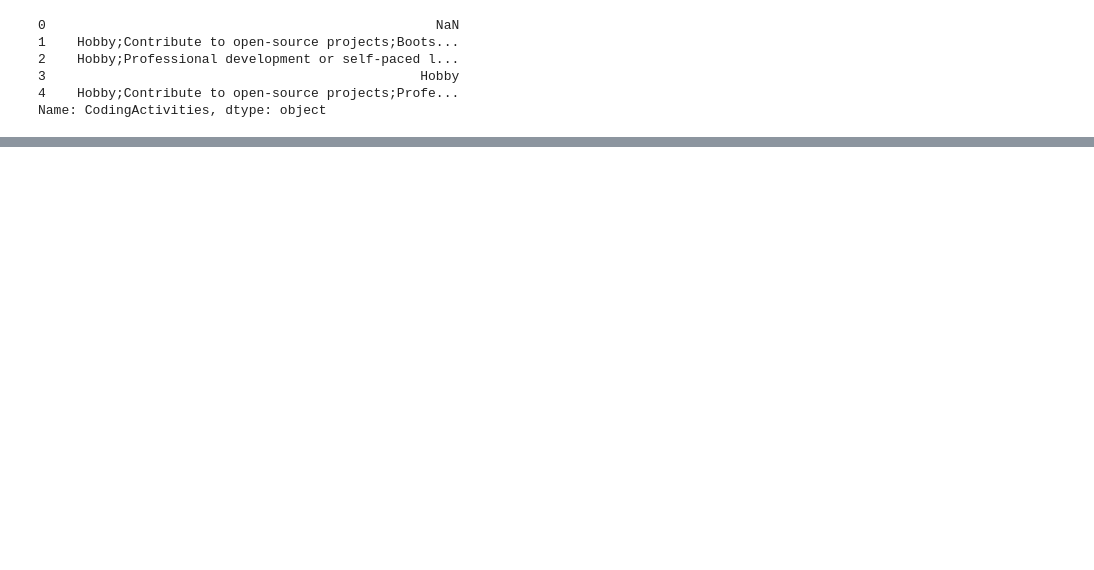
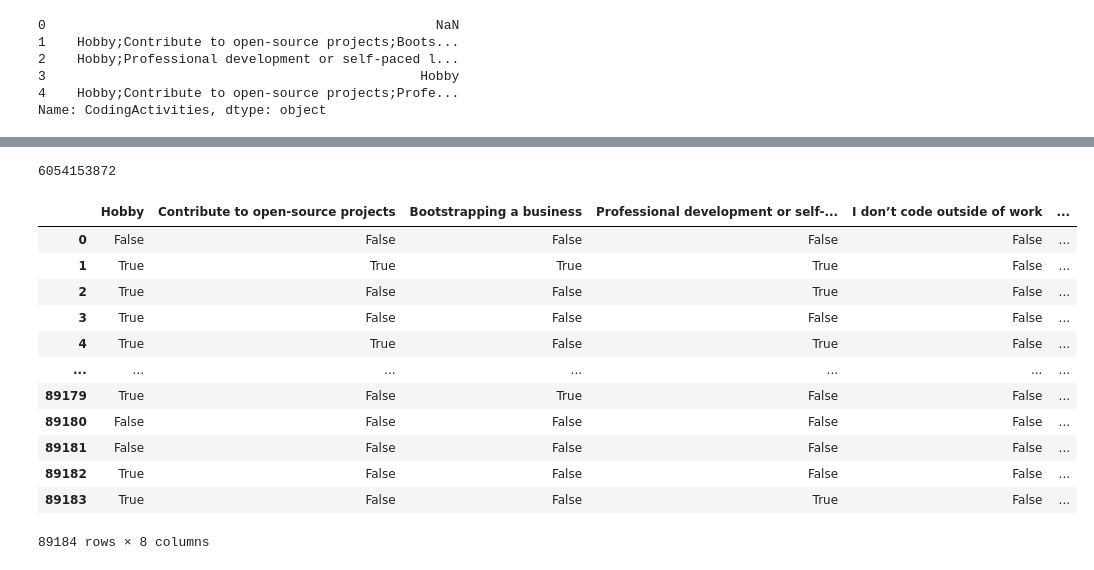
Before and after one commit to WebDevCaptain/so-dev-survey-2023-analysis, a Jupyter notebook: so-insights.ipynb, the cells around one changed output, grey strips where cells are left out. Cells and saved outputs as stored; diff of their text form; code cells hidden in the pictures; blank space fills up the shorter version.

```diff
--- a/so-insights.ipynb
+++ b/so-insights.ipynb
@@ -252,0 +154,20 @@ temp_df
+# %%
+id(survey_responses_raw['CodingActivities'])
+# %% [output]
+6054153872
+# %%
+split_multicolumn(survey_responses_raw['CodingActivities'])
+# %% [output]
+|  | Hobby | Contribute to open-source projects | Bootstrapping a business | Professional development or self-... | I don’t code outside of work | ... |
+| 0 | False | False | False | False | False | ... |
+| 1 | True | True | True | True | False | ... |
+| 2 | True | False | False | True | False | ... |
+| 3 | True | False | False | False | False | ... |
+| 4 | True | True | False | True | False | ... |
+| ... | ... | ... | ... | ... | ... | ... |
+| 89179 | True | False | True | False | False | ... |
+| 89180 | False | False | False | False | False | ... |
+| 89181 | False | False | False | False | False | ... |
+| 89182 | True | False | False | False | False | ... |
+| 89183 | True | False | False | True | False | ... |
+89184 rows × 8 columns
```
Also changed, not shown: parts of 16 cells of this notebook.
